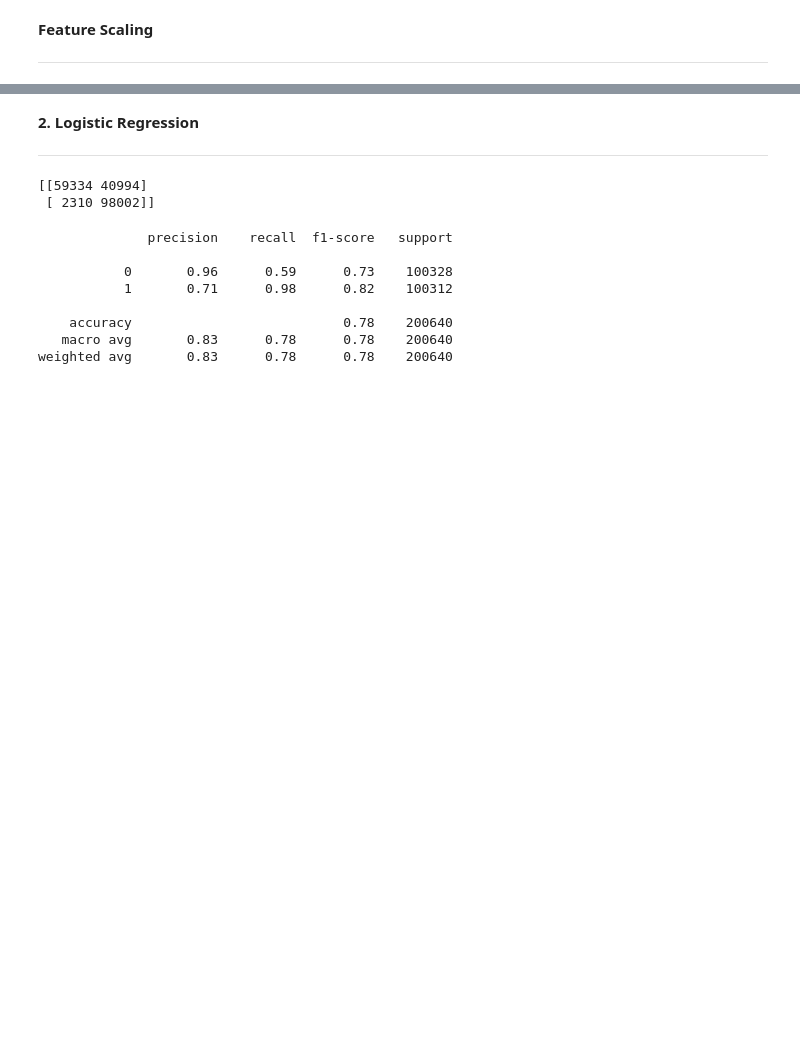
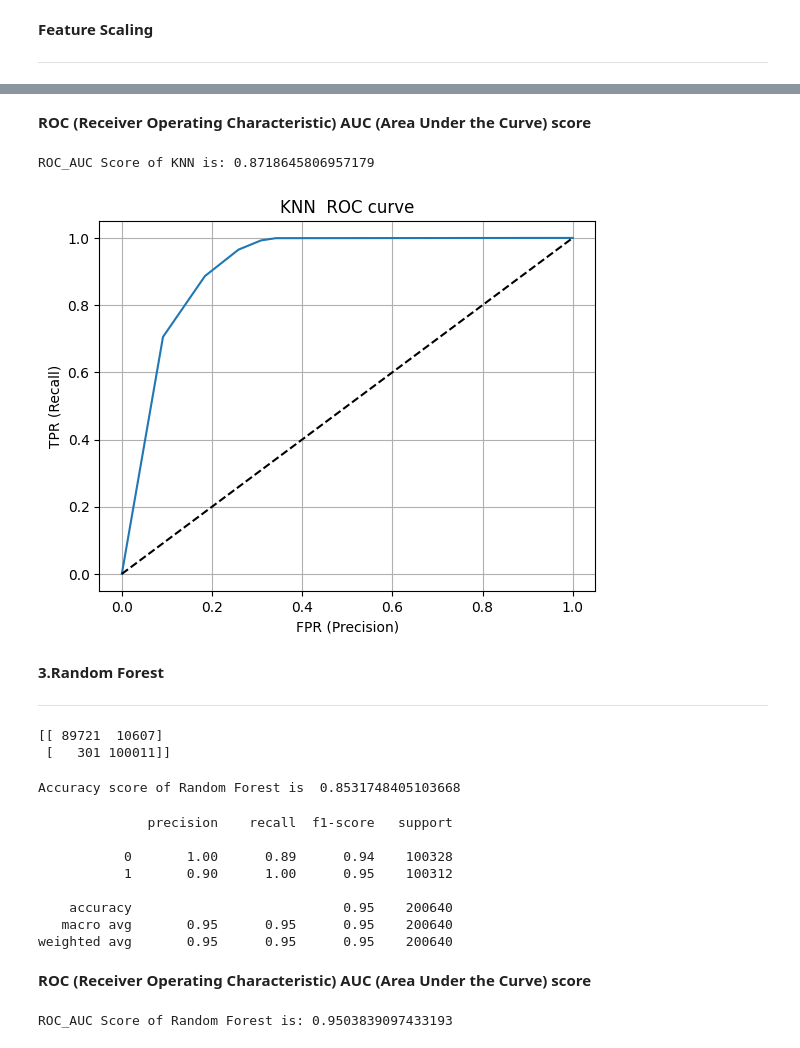
Before and after one commit to kanakpriyatiwari/HEALTH-INSURANCE-CROSS-SELL-PREDICTION, a Jupyter notebook: Copy_of_HEALTH_INSURANCE_CROSS_SELL_PREDICTION.ipynb, the cells around one changed output, grey strips where cells are left out. Cells and saved outputs as stored; diff of their text form; code cells hidden in the pictures; blank space fills up the shorter version.

```diff
--- a/Copy_of_HEALTH_INSURANCE_CROSS_SELL_PREDICTION.ipynb
+++ b/Copy_of_HEALTH_INSURANCE_CROSS_SELL_PREDICTION.ipynb
@@ -575,9 +648,5 @@ print(classification_report(y_test,pred))
     accuracy                           0.85    200640
    macro avg       0.87      0.85      0.85    200640
 weighted avg       0.87      0.85      0.85    200640
-# %% [markdown]
-**2. Logistic Regression**
-
-
-
----
+# %% [markdown]
+**ROC (Receiver Operating Characteristic) AUC (Area Under the Curve) score**
@@ -583,0 +656,31 @@ weighted avg       0.87      0.85      0.85    200640
+# %%
+AUC_knn=roc_auc_score(pred,y_test)
+print("ROC_AUC Score of KNN is:",AUC_knn)
+# %% [output]
+ROC_AUC Score of KNN is: 0.8718645806957179
+# %%
+# Get probability estimates for test set
+y_score = knn.predict_proba(x_test)[:, 1]
+
+# Get true binary labels for test set
+y_true = y_test
+
+# Set pos_label to 1 since we are working with a binary classification problem
+pos_label = 1
+
+fpr, tpr, thresholds = roc_curve(y_true, y_score, pos_label=1)
+
+plt.title('KNN  ROC curve')
+plt.xlabel('FPR (Precision)')
+plt.ylabel('TPR (Recall)')
+
+plt.plot(fpr,tpr)
+plt.plot((0,1), ls='dashed',color='black')
+plt.grid(True)
+plt.show()
+# %% [output]
+[figure, added]
+# %% [markdown]
+**3.Random Forest**
+
+---
@@ -592,18 +696,24 @@ y_pred = lr.predict(x_test)
 from sklearn.metrics import classification_report
 from sklearn.metrics import accuracy_score,confusion_matrix
 # %%
-print(confusion_matrix(y_test,y_pred))
+print(confusion_matrix(y_test,rf_pred))
 # %% [output]
-[[59334 40994]
- [ 2310 98002]]
+[[ 89721  10607]
+ [   301 100011]]
+# %%
+print('Accuracy score of Random Forest is ',accuracy_score(y_test,pred))
+# %% [output]
+Accuracy score of Random Forest is  0.8531748405103668
 # %%
-print(classification_report(y_test,y_pred))
+print(classification_report(y_test,rf_pred))
 # %% [output]
               precision    recall  f1-score   support
 
-           0       0.96      0.59      0.73    100328
-           1       0.71      0.98      0.82    100312
+           0       1.00      0.89      0.94    100328
+           1       0.90      1.00      0.95    100312
 
-    accuracy                           0.78    200640
-   macro avg       0.83      0.78      0.78    200640
-weighted avg       0.83      0.78      0.78    200640
+    accuracy                           0.95    200640
+   macro avg       0.95      0.95      0.95    200640
+weighted avg       0.95      0.95      0.95    200640
+# %% [markdown]
+**ROC (Receiver Operating Characteristic) AUC (Area Under the Curve) score**
@@ -609,0 +723,5 @@ weighted avg       0.83      0.78      0.78    200640
+# %%
+AUC_rf=roc_auc_score(rf_pred,y_test)
+print("ROC_AUC Score of Random Forest is:",AUC_rf)
+# %% [output]
+ROC_AUC Score of Random Forest is: 0.9503839097433193
```
Also changed, not shown: parts of 34 cells of this notebook.
